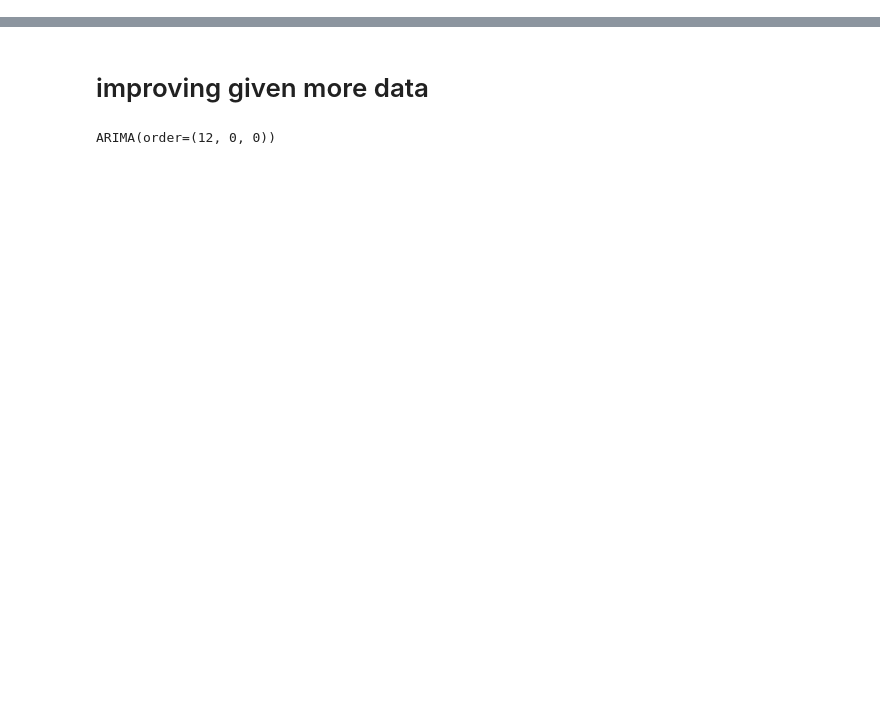
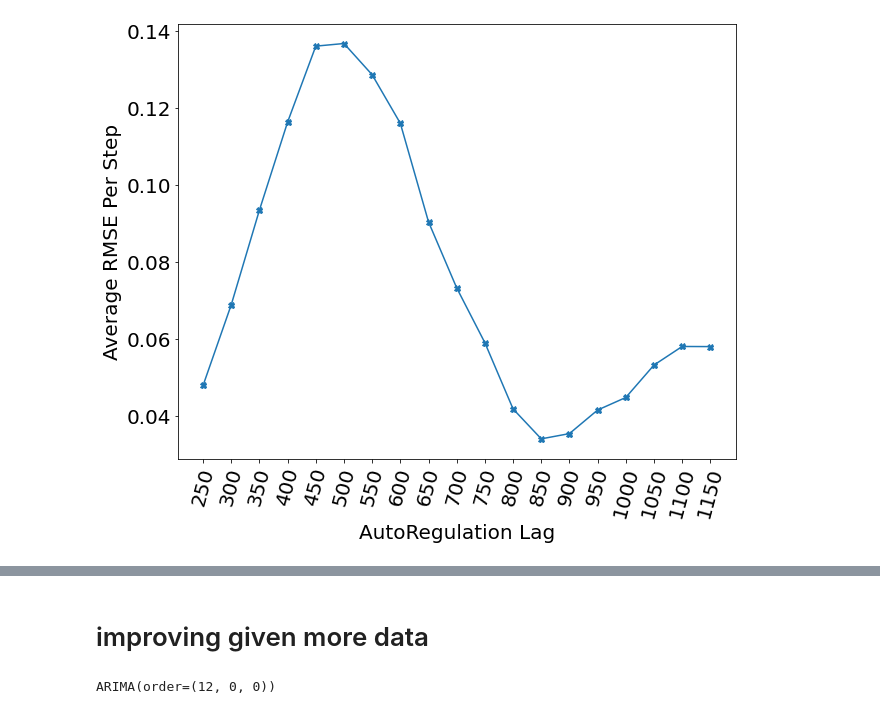
Before and after one commit to Sohyun1798/MultiVariable_Nexting, a Jupyter notebook: autoregressive_windowing.ipynb, the cells around one changed output, grey strips where cells are left out. Saved outputs shown, nothing was run; the diff lists cells and outputs as text; code cells hidden in the pictures; blank space fills up the shorter version.

```diff
--- a/autoregressive_windowing.ipynb
+++ b/autoregressive_windowing.ipynb
@@ -103,0 +124,16 @@ fig.show()
+# %%
+lead = 0
+lags = 500
+for lags in [50*(i+4) for i in range(20)]:
+    rmse_vals = []
+    past,future = testing_set[0][0],testing_set[0][1]
+    ar_model = AutoReg(past[lead], lags=lags).fit()
+    print(lags,end="\n")
+    for i in range(len(training_set)):
+        print(i,end="\r")
+        past,future = training_set[i][0],training_set[i][1]
+        pred = ar_model.predict(start=0, end=200-1, dynamic=False)
+
+        rmse_vals.append(rmse_norm(pred,future[lead][0:200]))
+    np.save("logs/auto_lag:%d"%(lags,),rmse_vals)
+np.mean(rmse_vals)
@@ -103,0 +158,6 @@ fig.show()
+# %%
+df = pd.DataFrame()
+for lags in [50*(i+5) for i in range(19)]:
+    mv = np.load("logs/auto_lag:%d.npy"%lags)
+    df[lags] = mv
+df.describe()
@@ -103,0 +174,12 @@ fig.show()
+# %%
+plt.rcParams["figure.figsize"] = (10,8)
+
+plt.rc('xtick', labelsize=20)
+plt.rc('ytick', labelsize=20)
+ax = df.mean().plot(style='X-',xticks=df.columns)
+ax.set_xlabel("AutoRegulation Lag")
+ax.set_ylabel("Average RMSE Per Step")
+plt.xticks(rotation = 75)
+plt.savefig("images/autoreg_dist.png",bbox_inches='tight')
+# %% [output]
+[figure, added]
```
Also changed, not shown: parts of 16 cells of this notebook, 2 other files.
